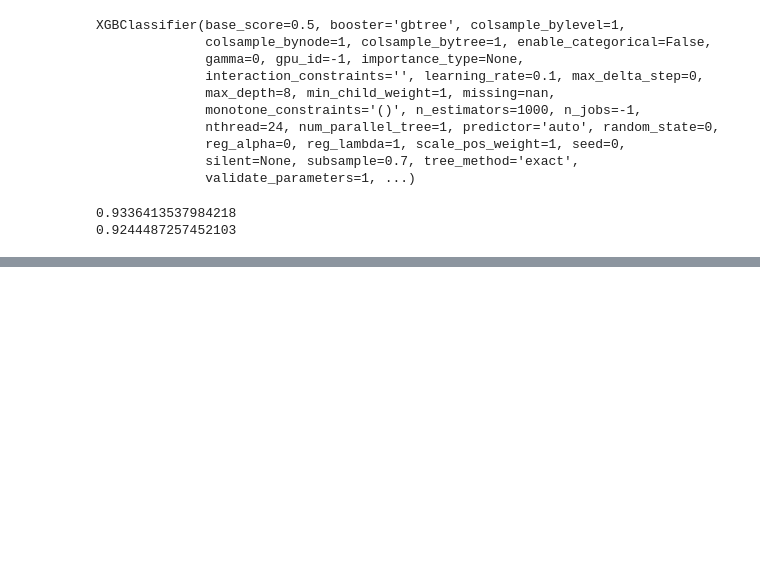
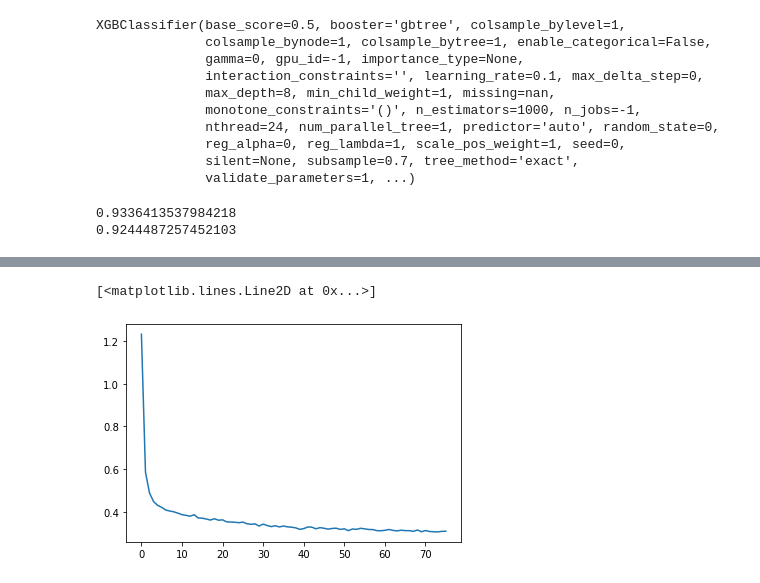
Before and after one commit to countifs/portfolio, a Jupyter notebook: census_example.ipynb, the cells around one changed output, grey strips where cells are left out. Saved outputs shown, nothing was run; the diff lists cells and outputs as text; code cells hidden in the pictures; blank space fills up the shorter version.

```diff
--- a/census_example.ipynb
+++ b/census_example.ipynb
@@ -388,0 +526,4 @@ print(test_auc)
+# %%
+unsupervised_model.save_model('./test_pretrain')
+loaded_pretrain = TabNetPretrainer()
+loaded_pretrain.load_model('./test_pretrain.zip')
@@ -388,0 +534,23 @@ print(test_auc)
+# %%
+clf = TabNetClassifier(optimizer_fn=torch.optim.Adam,
+                       optimizer_params=dict(lr=2e-3),
+                       scheduler_params={"step_size":10, # how to use learning rate scheduler
+                                         "gamma":0.9},
+                       scheduler_fn=torch.optim.lr_scheduler.StepLR,
+                       mask_type='sparsemax', # This will be overwritten if using pretrain model
+                       verbose=5,
+                      )
+# %%
+clf.fit(
+    X_train=X_train, y_train=y_train,
+    eval_set=[(X_train, y_train), (X_valid, y_valid)],
+    eval_name=['train', 'valid'],
+    eval_metric=['auc'],
+    max_epochs=max_epochs , patience=20,
+    batch_size=1024, virtual_batch_size=128,
+    num_workers=0,
+    weights=1,
+    drop_last=False,
+    from_unsupervised=loaded_pretrain,
+
+)
@@ -388,0 +576,6 @@ print(test_auc)
+# %%
+# plot losses
+plt.plot(clf.history['loss'])
+# %% [output]
+[<matplotlib.lines.Line2D at 0x...>]
+[figure, added]
```
Also changed, not shown: parts of 34 cells of this notebook.
